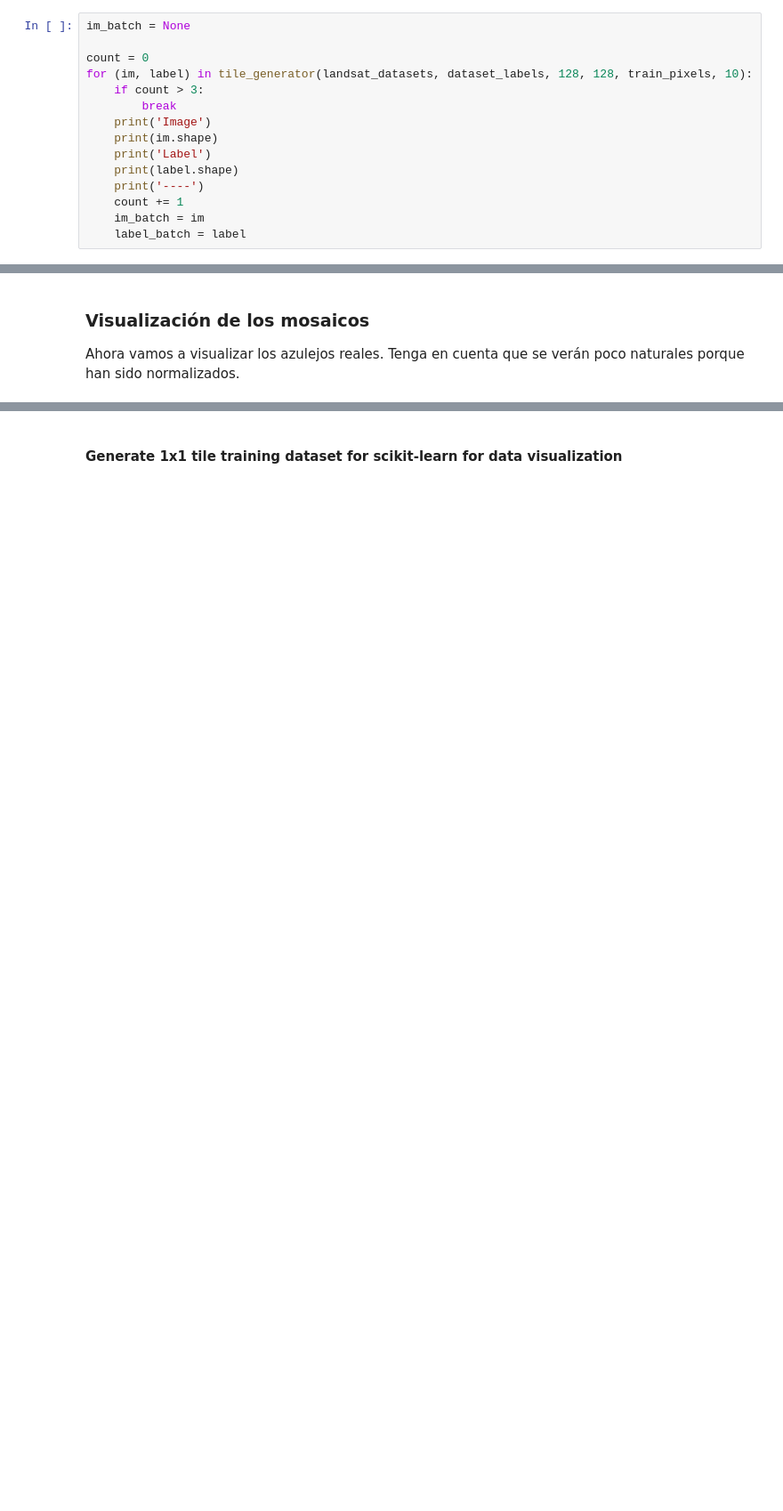
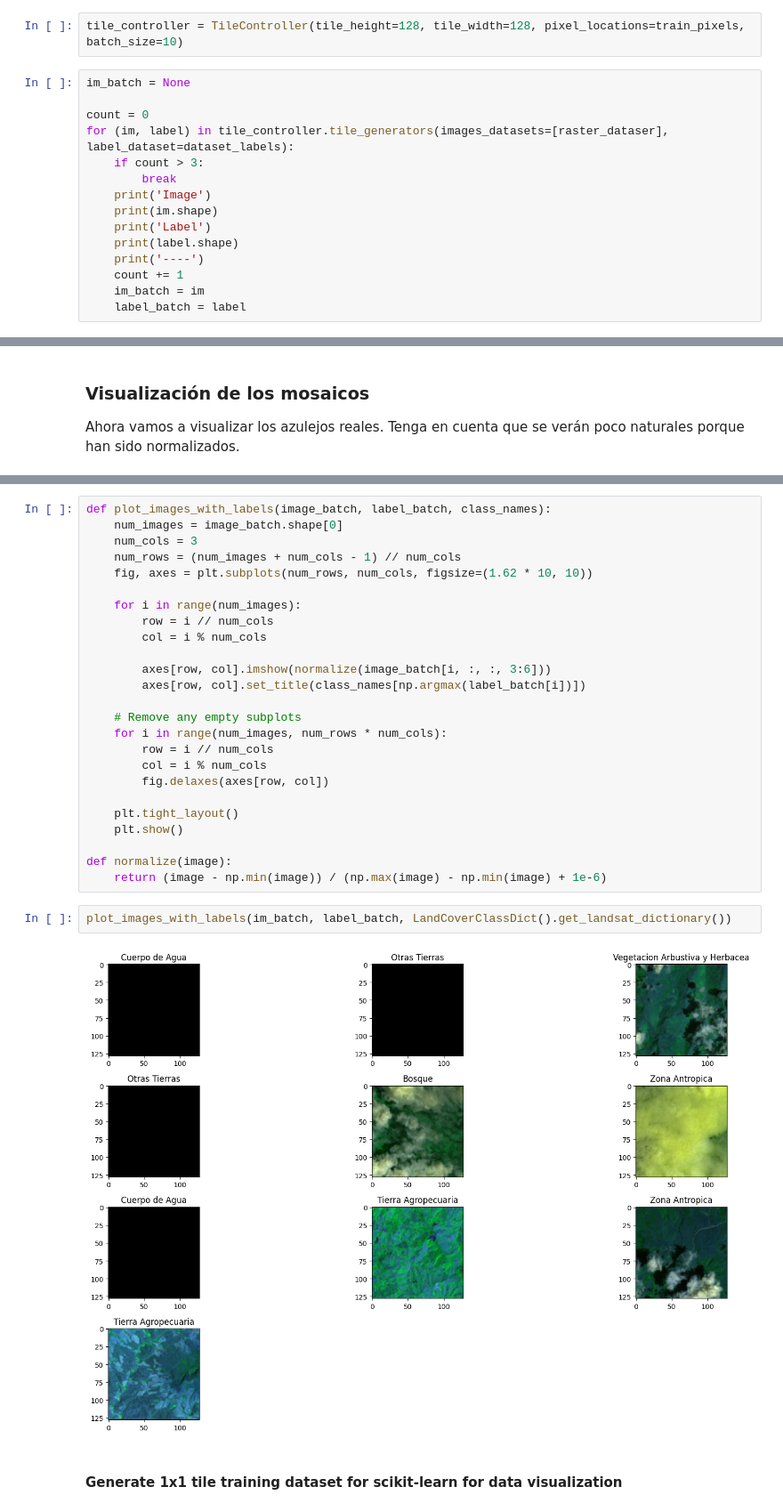
Before and after one commit to steven-martinez-c/soil_desertification, a Jupyter notebook: src/landsat_training.ipynb, the cells around one changed output, grey strips where cells are left out. Shown at 89% size. Drawn from its saved outputs; the diff is of its cells as text; blank space fills up the shorter version.

```diff
--- a/src/landsat_training.ipynb
+++ b/src/landsat_training.ipynb
@@ -420,8 +269,10 @@ Now let's test the data generator to ensure it is working correctly.
+# %%
+tile_controller = TileController(tile_height=128, tile_width=128, pixel_locations=train_pixels, batch_size=10)
 # %%
 im_batch = None
 
 count = 0
-for (im, label) in tile_generator(landsat_datasets, dataset_labels, 128, 128, train_pixels, 10):
+for (im, label) in tile_controller.tile_generators(images_datasets=[raster_dataser], label_dataset=dataset_labels):
     if count > 3:
         break
     print('Image')
@@ -487,3 +311,32 @@ plt.show()
+# %%
+def plot_images_with_labels(image_batch, label_batch, class_names):
+    num_images = image_batch.shape[0]
+    num_cols = 3
+    num_rows = (num_images + num_cols - 1) // num_cols
+    fig, axes = plt.subplots(num_rows, num_cols, figsize=(1.62 * 10, 10))
+
+    for i in range(num_images):
+        row = i // num_cols
+        col = i % num_cols
+
+        axes[row, col].imshow(normalize(image_batch[i, :, :, 3:6]))
+        axes[row, col].set_title(class_names[np.argmax(label_batch[i])])
+
+    # Remove any empty subplots
+    for i in range(num_images, num_rows * num_cols):
+        row = i // num_cols
+        col = i % num_cols
+        fig.delaxes(axes[row, col])
+
+    plt.tight_layout()
+    plt.show()
+
+def normalize(image):
+    return (image - np.min(image)) / (np.max(image) - np.min(image) + 1e-6)
+# %%
+plot_images_with_labels(im_batch, label_batch, LandCoverClassDict().get_landsat_dictionary())
+# %% [output]
+[figure, added]
 # %% [markdown]
 #### Generate 1x1 tile training dataset for scikit-learn for data visualization
 # %%
```
Also changed, not shown: parts of 45 cells of this notebook, 9 other files.
